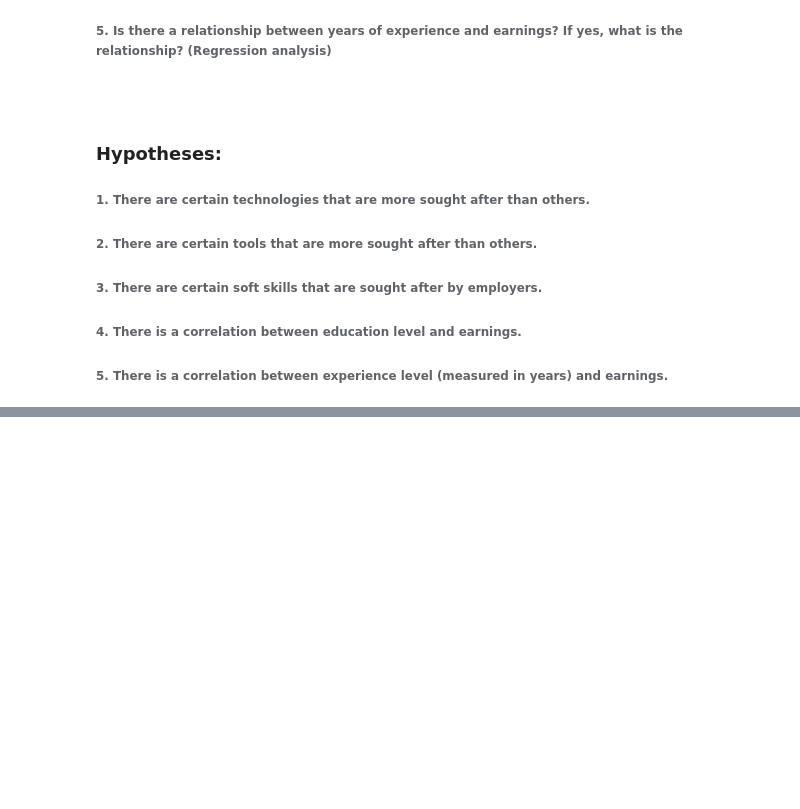
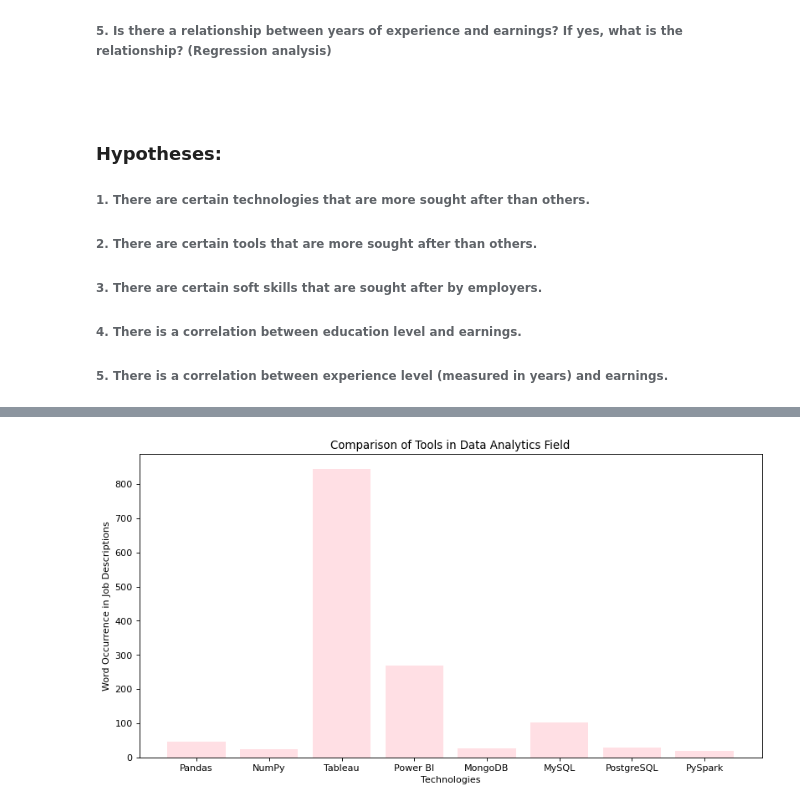
Before and after one commit to rita-s/Data_Analysis_Project_1, a Jupyter notebook: HR_Hackers.ipynb, the cells around one changed output, grey strips where cells are left out. Cells and saved outputs as stored; diff of their text form; code cells hidden in the pictures; blank space fills up the shorter version.

```diff
--- a/HR_Hackers.ipynb
+++ b/HR_Hackers.ipynb
@@ -129,0 +181,13 @@ The correlation coefficient between Annual Salary and Years of Experience is 0.3
+# %%
+# Displaying tools data in form of a bar chart
+x_axis = np.arange(len(tools_keywords))
+plt.figure('1', figsize=(12, 6), dpi=80)
+plt.bar(x_axis, tools_keywords.values(), color='pink', alpha=0.5, align='center')
+tick_locations = [value for value in x_axis]
+plt.xticks(tick_locations, tools_keywords.keys())
+plt.title('Comparison of Tools in Data Analytics Field')
+plt.xlabel('Technologies')
+plt.ylabel('Word Occurrence in Job Descriptions')
+plt.savefig('Comparison of Tools in Data Analytics Field')
+# %% [output]
+[figure, added]
```
Also changed, not shown: parts of 98 cells of this notebook.
